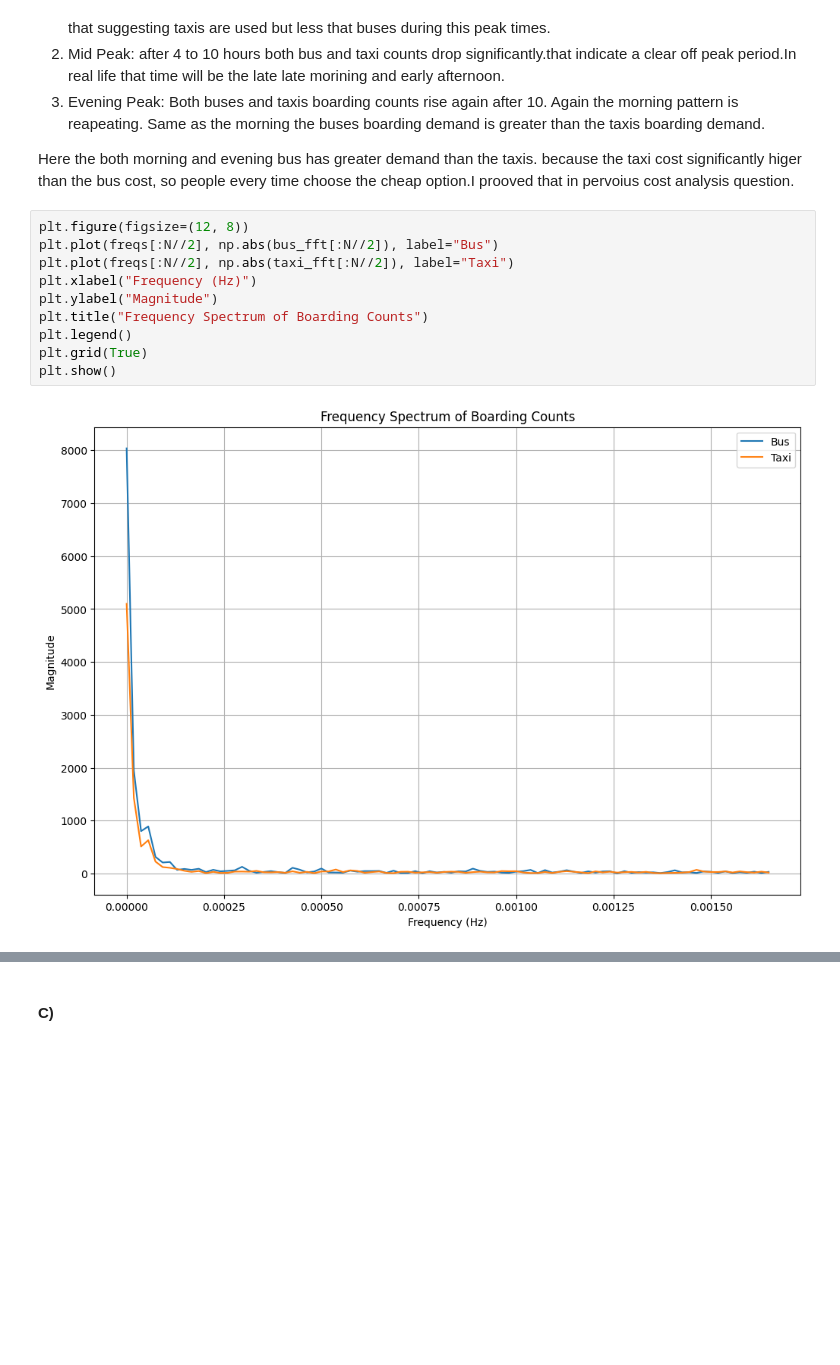
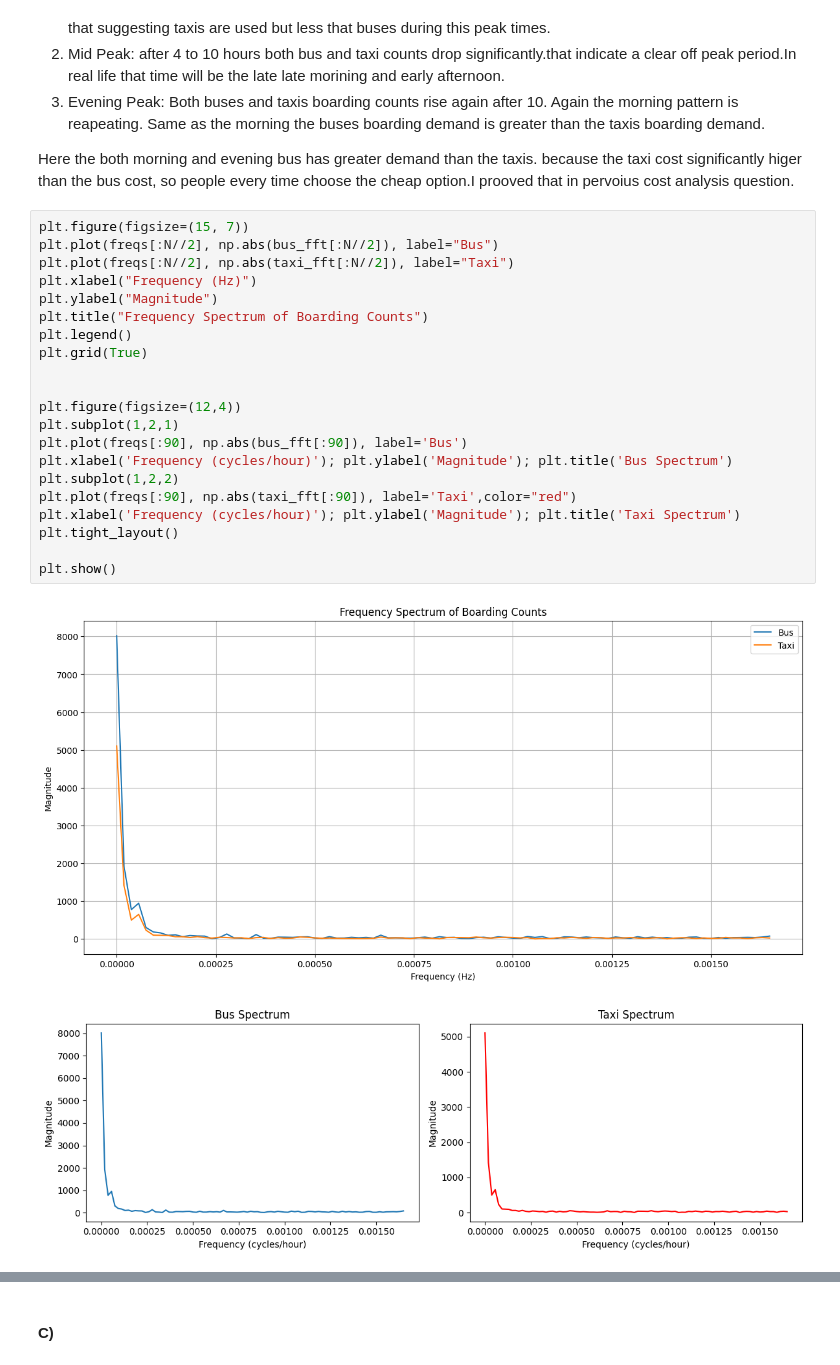
Before and after one commit to Chanura04/Maths-CW, a Jupyter notebook: 20240955.ipynb, the cells around one changed output, grey strips where cells are left out. Cells and saved outputs as stored; diff of their text form; blank space fills up the shorter version.

```diff
--- a/20240955.ipynb
+++ b/20240955.ipynb
@@ -307,14 +318,26 @@ Key Obervation:
 
   Here the both morning and evening bus has greater demand than the taxis. because the taxi cost significantly higer than the bus cost, so people every time choose the cheap option.I prooved that in pervoius cost analysis question.
 # %%
-plt.figure(figsize=(12, 8))
+plt.figure(figsize=(15, 7))
 plt.plot(freqs[:N//2], np.abs(bus_fft[:N//2]), label="Bus")
 plt.plot(freqs[:N//2], np.abs(taxi_fft[:N//2]), label="Taxi")
 plt.xlabel("Frequency (Hz)")
 plt.ylabel("Magnitude")
 plt.title("Frequency Spectrum of Boarding Counts")
 plt.legend()
 plt.grid(True)
+
+
+plt.figure(figsize=(12,4))
+plt.subplot(1,2,1)
+plt.plot(freqs[:90], np.abs(bus_fft[:90]), label='Bus')
+plt.xlabel('Frequency (cycles/hour)'); plt.ylabel('Magnitude'); plt.title('Bus Spectrum')
+plt.subplot(1,2,2)
+plt.plot(freqs[:90], np.abs(taxi_fft[:90]), label='Taxi',color="red")
+plt.xlabel('Frequency (cycles/hour)'); plt.ylabel('Magnitude'); plt.title('Taxi Spectrum')
+plt.tight_layout()
+
 plt.show()
 # %% [output]
-[figure, old version]
+[figure, new version]
+[figure, added]
```
Also changed, not shown: parts of 27 cells of this notebook.
